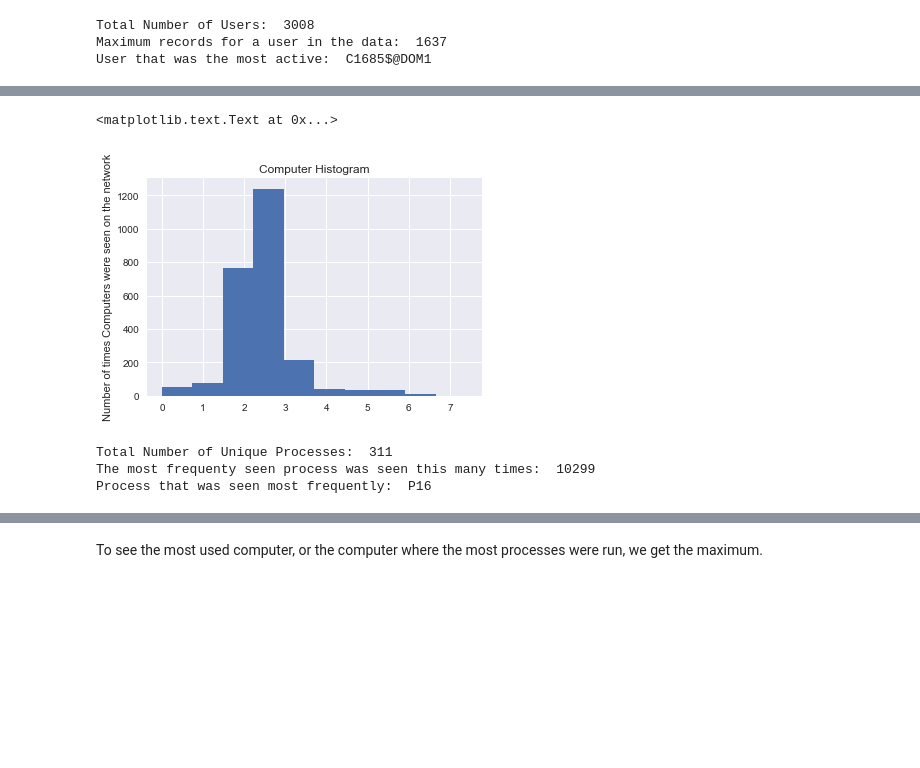
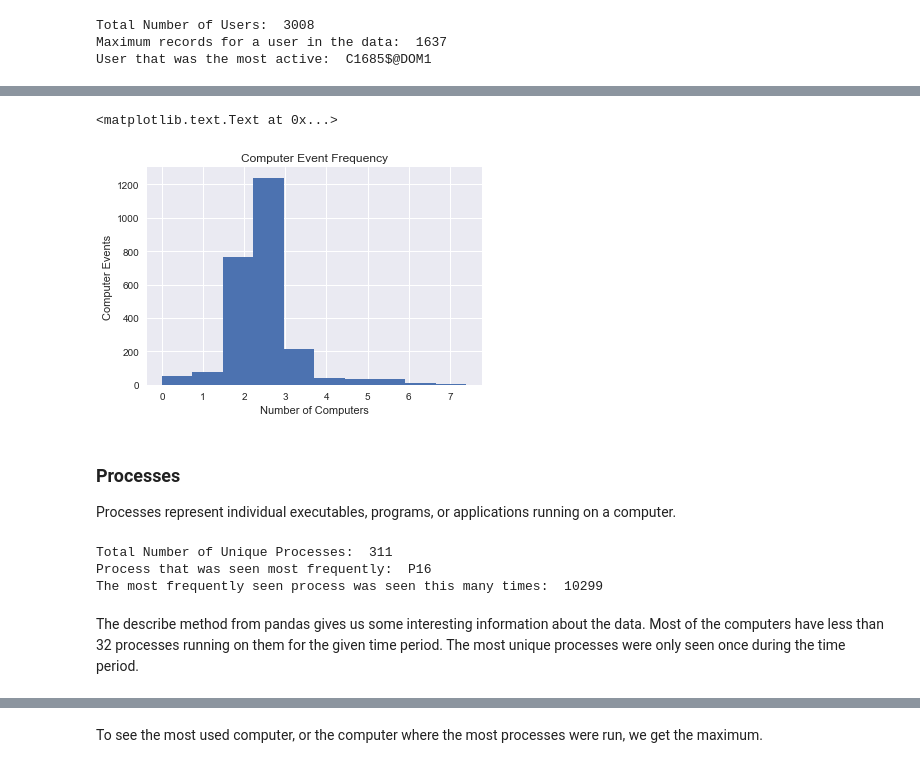
Before and after one commit to perlgirl2002/Capstone, a Jupyter notebook: Capstone.ipynb, the cells around one changed output, grey strips where cells are left out. Drawn from its saved outputs; the diff is of its cells as text; code cells hidden in the pictures; blank space fills up the shorter version.

```diff
--- a/Capstone.ipynb
+++ b/Capstone.ipynb
@@ -69,25 +86,28 @@ plt.ylabel('Number of times Computers were seen on the network')
 # %%
-#plot computers_df in logscale
 computers_df = df['computer'].value_counts().reset_index()
 columns = ['computer','count']
 computers_df.columns=columns
 plt.hist(computers_df['count'].apply(np.log))
-plt.title('Computer Histogram')
-plt.ylabel('Number of times Computers were seen on the network')
-#add in logscale to the lable add sentence why we would do that
-# it is easier for models and visualizations to work
+plt.title('Computer Event Frequency')
+plt.ylabel('Computer Events')
+plt.xlabel('Number of Computers')
 # %% [output]
 <matplotlib.text.Text at 0x...>
-[figure, old version]
+[figure, new version]
+# %% [markdown]
+### Processes
+Processes represent individual executables, programs, or applications running on a computer.
 # %%
 print("Total Number of Unique Processes: ", df['process_name'].nunique())
 print("Process that was seen most frequently: ", df['process_name'].mode()[0])
-print("The most frequenty seen process was seen this many times: ", df['process_name'].value_counts().max())
+print("The most frequently seen process was seen this many times: ", df['process_name'].value_counts().max())
 # add in the percentage of this process
 # %% [output]
 Total Number of Unique Processes:  311
-The most frequenty seen process was seen this many times:  10299
 Process that was seen most frequently:  P16
+The most frequently seen process was seen this many times:  10299
+# %% [markdown]
+The describe method from pandas gives us some interesting information about the data. Most of the computers have less than 32 processes running on them for the given time period. The most unique processes were only seen once during the time period.
 # %%
 process_df = df['process_name'].value_counts()
 process_df.describe([])
```
Also changed, not shown: parts of 46 cells of this notebook.
